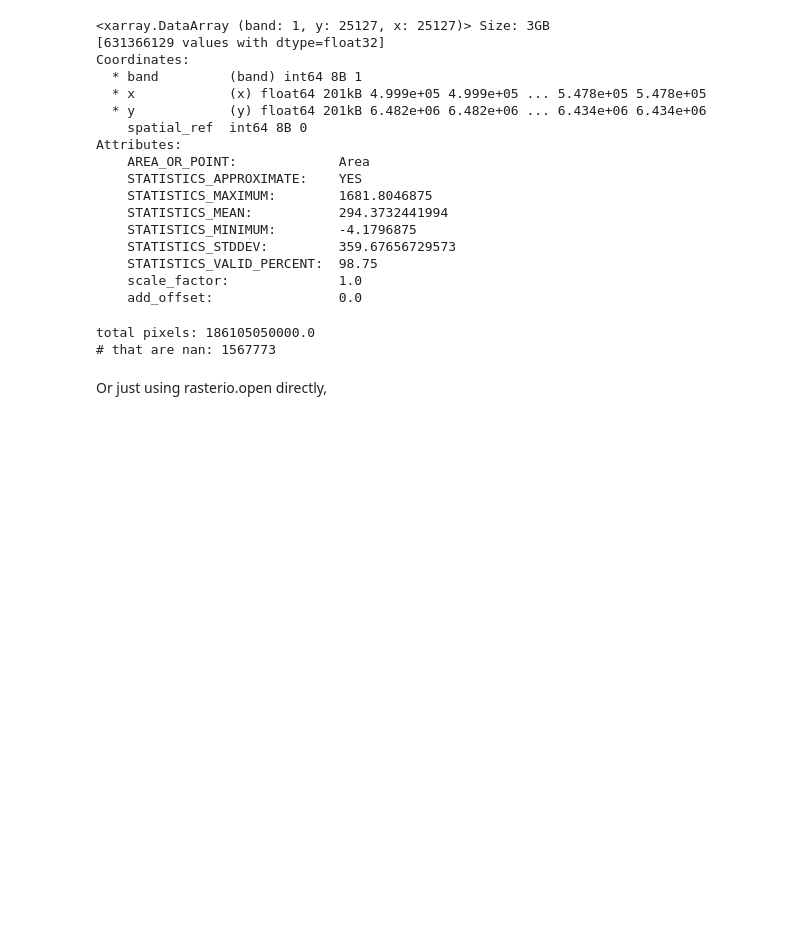
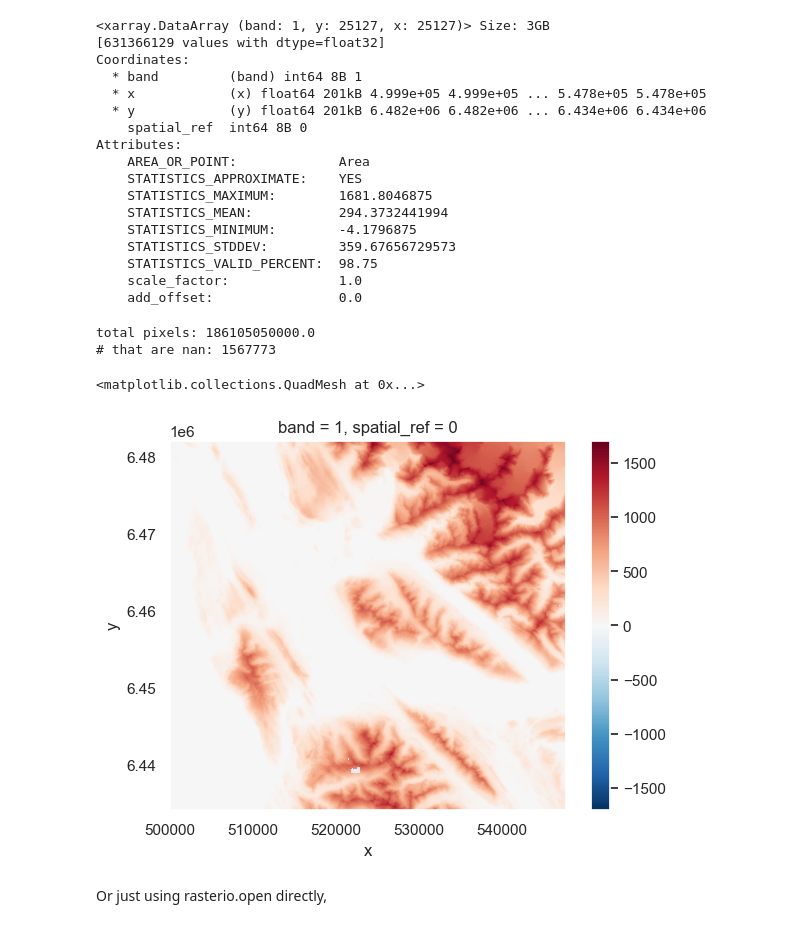
Before and after one commit to cassielumbrazo/juneau_data_analysis, a Jupyter notebook: 6a_load_clip_arctic_dem.ipynb, the cells around one changed output. Cells and saved outputs as stored; diff of their text form; code cells hidden in the pictures; blank space fills up the shorter version.

```diff
--- a/6a_load_clip_arctic_dem.ipynb
+++ b/6a_load_clip_arctic_dem.ipynb
@@ -96,6 +96,11 @@ print("# that are nan:", dem.isnull().sum().values)
 # %% [output]
 total pixels: 186105050000.0
 # that are nan: 1567773
+# %%
+dem.plot()
+# %% [output]
+<matplotlib.collections.QuadMesh at 0x...>
+[figure, added]
 # %% [markdown]
 Or just using rasterio.open directly,
 # %%
```
Also changed, not shown: 1 other file.
